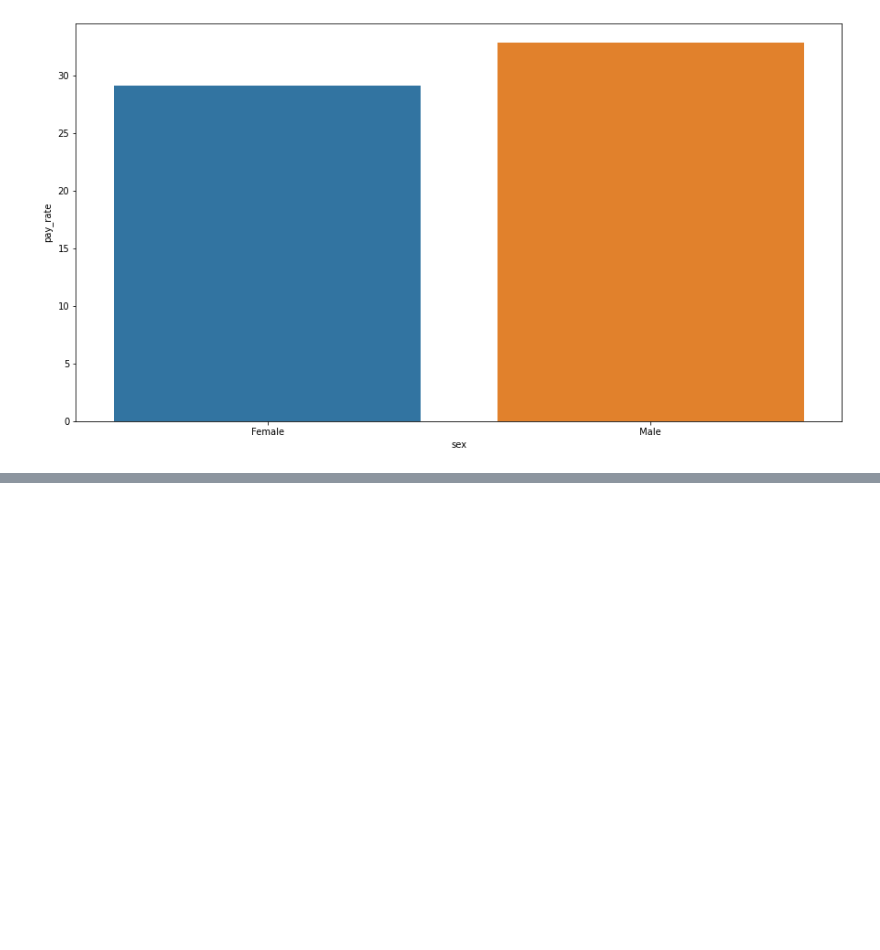
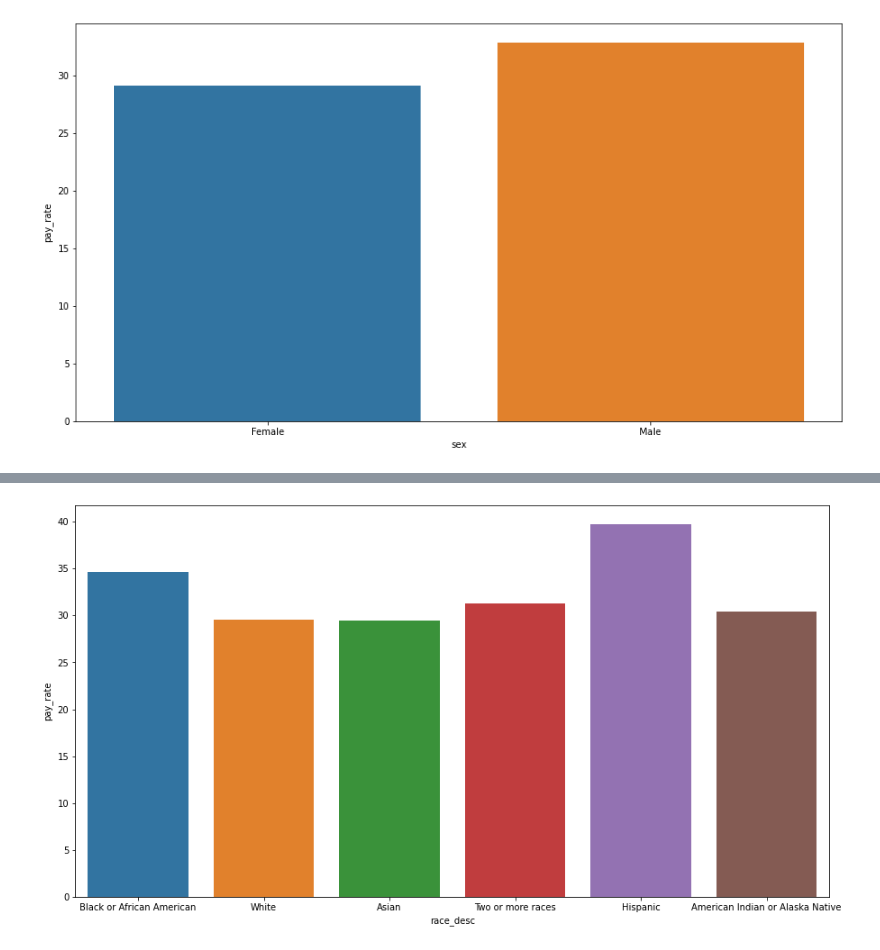
Before and after one commit to YonatanRA/sesame_hr_datatalk, a Jupyter notebook: notebooks/01 - Analisis exploratorio.ipynb, the cells around one changed output, grey strips where cells are left out. Saved outputs shown, nothing was run; the diff lists cells and outputs as text; code cells hidden in the pictures; blank space fills up the shorter version.

```diff
--- a/notebooks/01 - Analisis exploratorio.ipynb
+++ b/notebooks/01 - Analisis exploratorio.ipynb
@@ -160,0 +194,8 @@ sns.barplot(x='sex', y='pay_rate', data=data, ci=None);
+# %%
+# salarios segun etnia
+
+plt.figure(figsize=(15, 8))
+
+sns.barplot(x='race_desc', y='pay_rate', data=data, ci=None);
+# %% [output]
+[figure, added]
```
Also changed, not shown: parts of 11 cells of this notebook.
